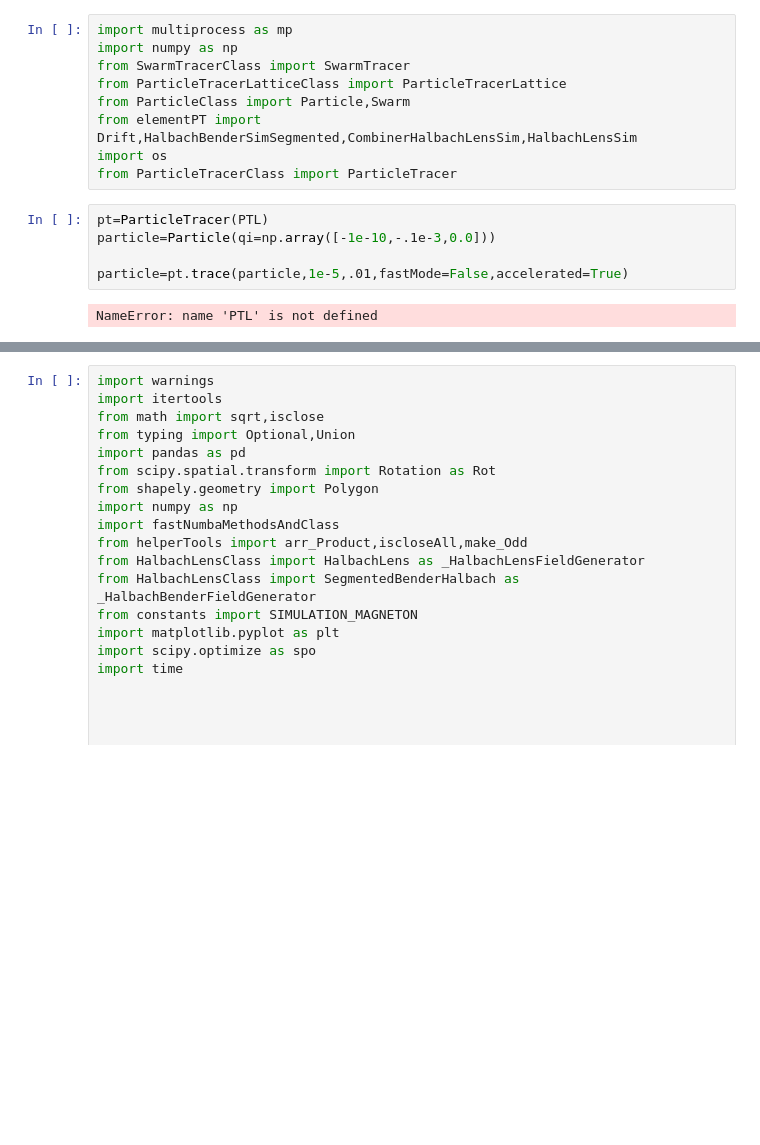
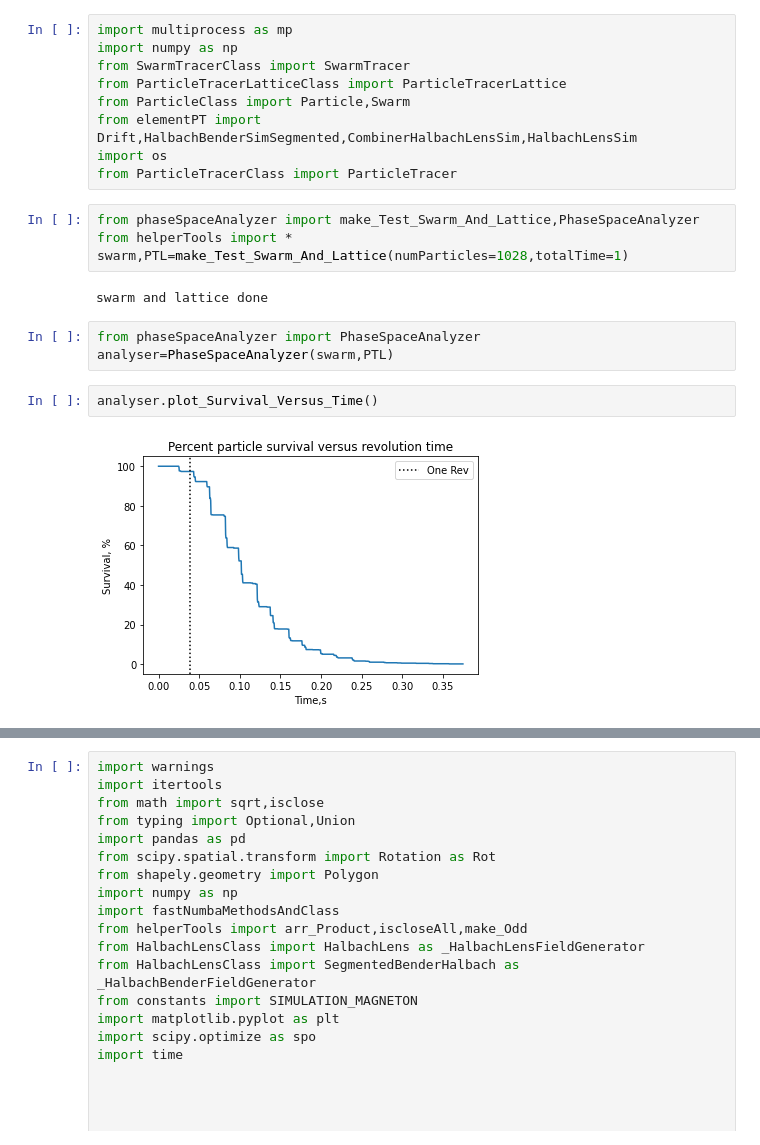
Before and after one commit to BillyTheKidPhysicist/storageRing, a Jupyter notebook: storageRingModel/notebook.ipynb, the cells around one changed output, grey strips where cells are left out. Saved outputs shown, nothing was run; the diff lists cells and outputs as text; blank space fills up the shorter version.

Commit message:
added new test. Updated some parameters. Minor refactoring

```diff
--- a/storageRingModel/notebook.ipynb
+++ b/storageRingModel/notebook.ipynb
@@ -7,10 +7,16 @@ from ParticleClass import Particle,Swarm
 from elementPT import Drift,HalbachBenderSimSegmented,CombinerHalbachLensSim,HalbachLensSim
 import os
 from ParticleTracerClass import ParticleTracer
-# %%
-pt=ParticleTracer(PTL)
-particle=Particle(qi=np.array([-1e-10,-.1e-3,0.0]))
-
-particle=pt.trace(particle,1e-5,.01,fastMode=False,accelerated=True)
-# %% [output]
-NameError: name 'PTL' is not defined
+# %%
+from phaseSpaceAnalyzer import make_Test_Swarm_And_Lattice,PhaseSpaceAnalyzer
+from helperTools import *
+swarm,PTL=make_Test_Swarm_And_Lattice(numParticles=1028,totalTime=1)
+# %% [output]
+swarm and lattice done
+# %%
+from phaseSpaceAnalyzer import PhaseSpaceAnalyzer
+analyser=PhaseSpaceAnalyzer(swarm,PTL)
+# %%
+analyser.plot_Survival_Versus_Time()
+# %% [output]
+[figure, added]
```
Also changed, not shown: parts of 3 cells of this notebook, 23 other files.
